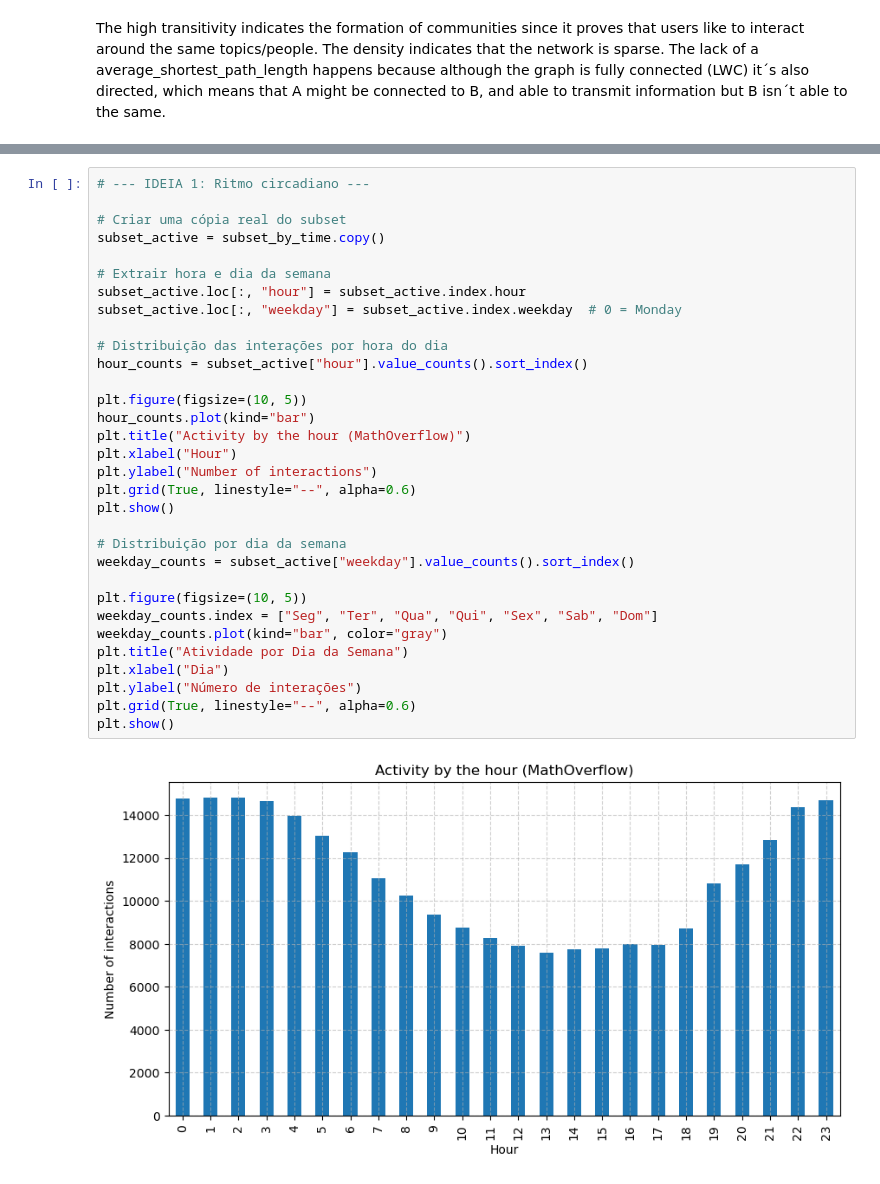
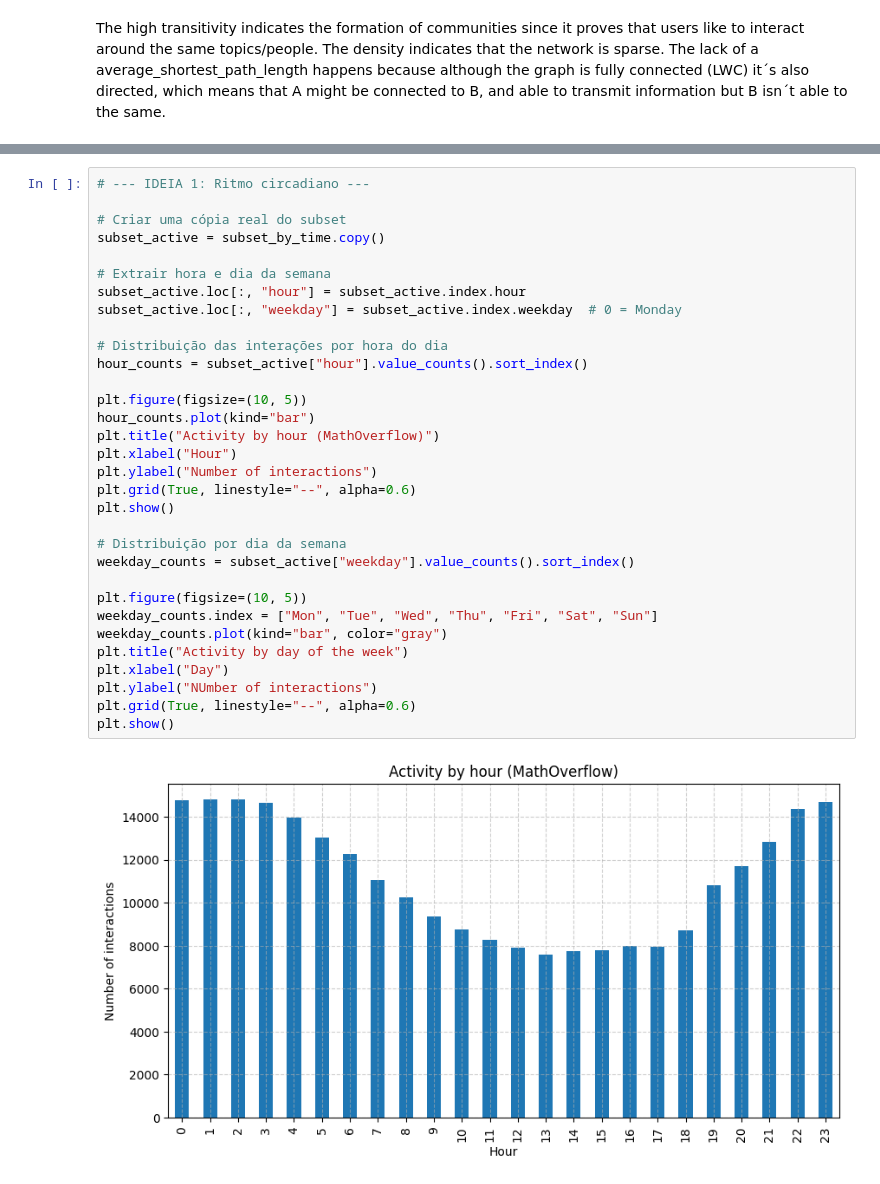
Before and after one commit to jotanmiguel/ProjetoADC-Grupo12, a Jupyter notebook: src/MathOverflow_CompleteAnalysis.ipynb, the cells around one changed output, grey strips where cells are left out. Cells and saved outputs as stored; diff of their text form.

```diff
--- a/src/MathOverflow_CompleteAnalysis.ipynb
+++ b/src/MathOverflow_CompleteAnalysis.ipynb
@@ -425,34 +425,34 @@ Top 5 Utilizadores por Centralidade de Intermediação:
 # %%
 # --- IDEIA 1: Ritmo circadiano ---
 
 # Criar uma cópia real do subset
 subset_active = subset_by_time.copy()
 
 # Extrair hora e dia da semana
 subset_active.loc[:, "hour"] = subset_active.index.hour
 subset_active.loc[:, "weekday"] = subset_active.index.weekday  # 0 = Monday
 
 # Distribuição das interações por hora do dia
 hour_counts = subset_active["hour"].value_counts().sort_index()
 
 plt.figure(figsize=(10, 5))
 hour_counts.plot(kind="bar")
-plt.title("Activity by the hour (MathOverflow)")
+plt.title("Activity by hour (MathOverflow)")
 plt.xlabel("Hour")
 plt.ylabel("Number of interactions")
 plt.grid(True, linestyle="--", alpha=0.6)
 plt.show()
 
 # Distribuição por dia da semana
 weekday_counts = subset_active["weekday"].value_counts().sort_index()
 
 plt.figure(figsize=(10, 5))
-weekday_counts.index = ["Seg", "Ter", "Qua", "Qui", "Sex", "Sab", "Dom"]
+weekday_counts.index = ["Mon", "Tue", "Wed", "Thu", "Fri", "Sat", "Sun"]
 weekday_counts.plot(kind="bar", color="gray")
-plt.title("Atividade por Dia da Semana")
-plt.xlabel("Dia")
-plt.ylabel("Número de interações")
+plt.title("Activity by day of the week")
+plt.xlabel("Day")
+plt.ylabel("NUmber of interactions")
 plt.grid(True, linestyle="--", alpha=0.6)
 plt.show()
 # %% [output]
-[figure, old version]
+[figure, new version]
```
Also changed, not shown: parts of 9 cells of this notebook.
